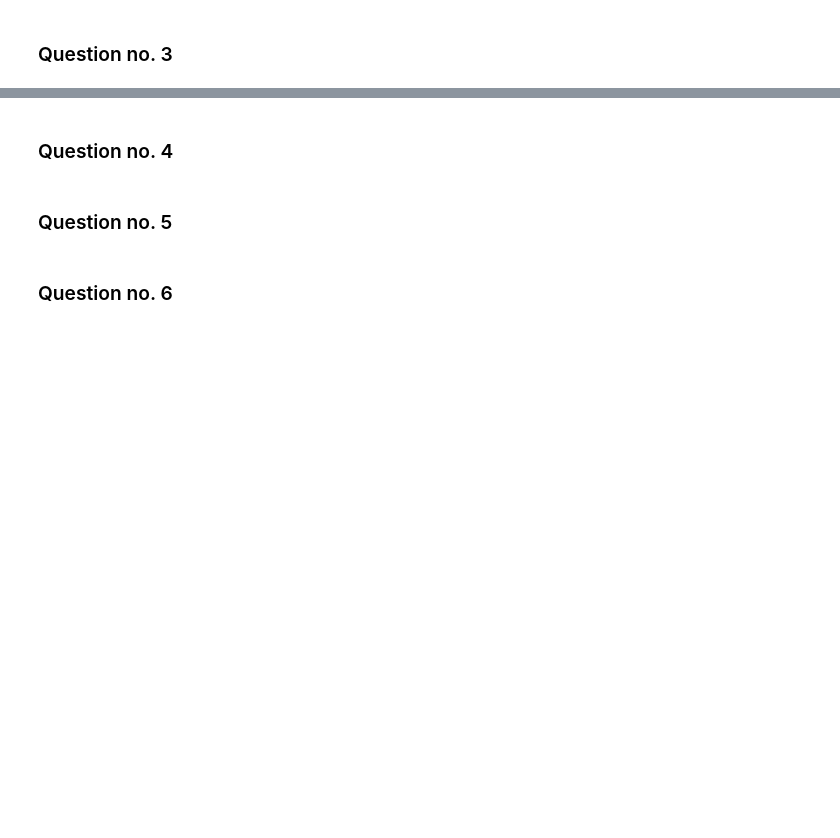
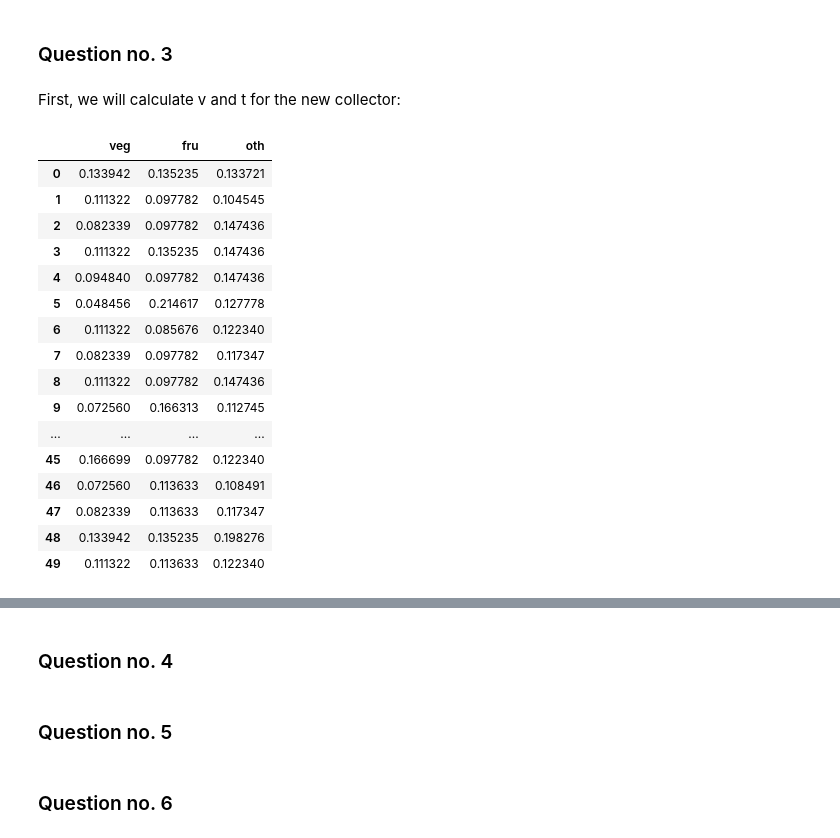
Before and after one commit to daniellepidt/online-supermarket, a Jupyter notebook: 7_אלמוג_דניאל_ניר_שני.ipynb, the cells around one changed output, grey strips where cells are left out. Saved outputs shown, nothing was run; the diff lists cells and outputs as text; code cells hidden in the pictures; blank space fills up the shorter version.

```diff
--- a/7_אלמוג_דניאל_ניר_שני.ipynb
+++ b/7_אלמוג_דניאל_ניר_שני.ipynb
@@ -246,0 +213,24 @@ pass
+# %% [markdown]
+First, we will calculate v and t for the new collector:
+# %%
+v2_df = v_df.copy()
+v2_df = v2_df*1.15
+v2_df
+# %% [output]
+|  | veg | fru | oth |
+| 0 | 0.133942 | 0.135235 | 0.133721 |
+| 1 | 0.111322 | 0.097782 | 0.104545 |
+| 2 | 0.082339 | 0.097782 | 0.147436 |
+| 3 | 0.111322 | 0.135235 | 0.147436 |
+| 4 | 0.094840 | 0.097782 | 0.147436 |
+| 5 | 0.048456 | 0.214617 | 0.127778 |
+| 6 | 0.111322 | 0.085676 | 0.122340 |
+| 7 | 0.082339 | 0.097782 | 0.117347 |
+| 8 | 0.111322 | 0.097782 | 0.147436 |
+| 9 | 0.072560 | 0.166313 | 0.112745 |
+| ... | ... | ... | ... |
+| 45 | 0.166699 | 0.097782 | 0.122340 |
+| 46 | 0.072560 | 0.113633 | 0.108491 |
+| 47 | 0.082339 | 0.113633 | 0.117347 |
+| 48 | 0.133942 | 0.135235 | 0.198276 |
+| 49 | 0.111322 | 0.113633 | 0.122340 |
```
Also changed, not shown: parts of 19 cells of this notebook.
